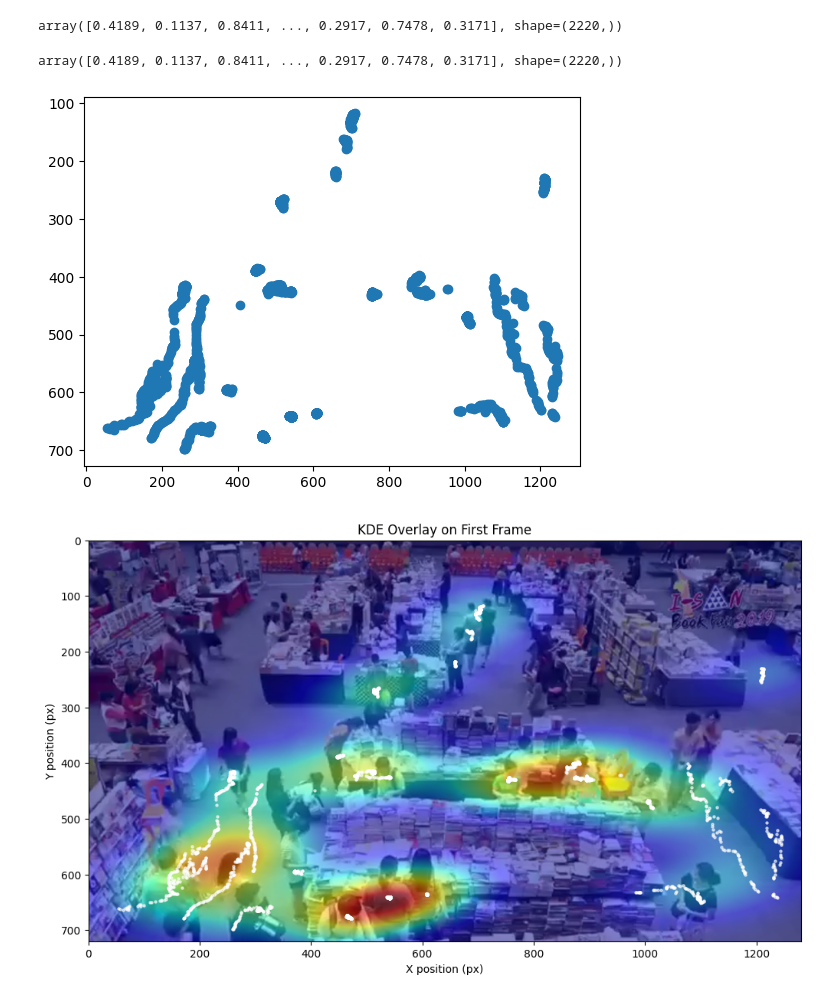
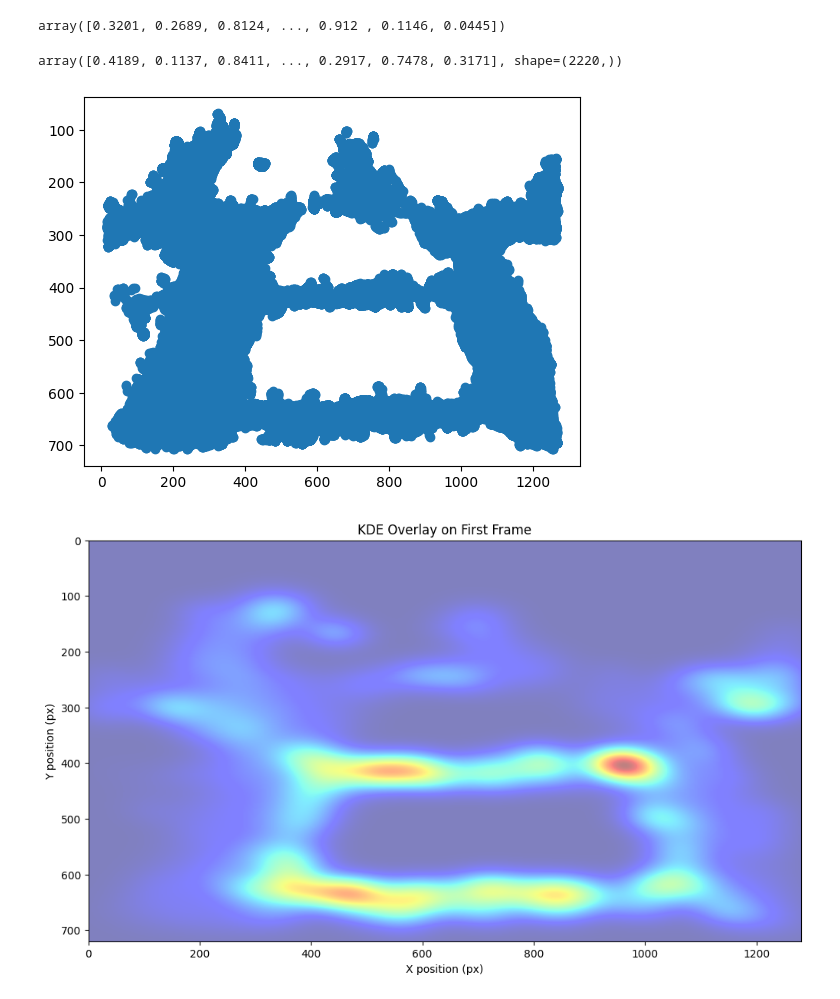
Before and after one commit to jimmoi/DE, a Jupyter notebook: heatmap2.ipynb, the cells around one changed output. Drawn from its saved outputs; the diff is of its cells as text; code cells hidden in the pictures.

Commit message:
Heatmap on front_room_2

```diff
--- a/heatmap2.ipynb
+++ b/heatmap2.ipynb
@@ -7,7 +7,7 @@ import seaborn as sns
 from scipy.stats import gaussian_kde
 # %%
 # ===== 1. โหลด log =====
-log_path = "detections_log2.csv"  # path CSV
+log_path = "detections_log_front_room_2.csv"  # path CSV
 df = pd.read_csv(log_path)
 # %%
 x = df['person_xy'].values
@@ -39,6 +39,6 @@ memory usage: 138.9+ KB
 # %%
 # ===== 2. โหลดเฟรมแรกของวิดีโอ =====
-video_path = r"Vid_test/front_room.mp4"   # path วิดีโอ
+video_path = r"Vid_test\front_room_2.mp4"   # path วิดีโอ
 cap = cv2.VideoCapture(video_path)
 ret, frame = cap.read()
 cap.release()
@@ -51,7 +51,7 @@ h, w, _ = frame_rgb.shape
 # %%
 x
 # %% [output]
-array([0.4189, 0.1137, 0.8411, ..., 0.2917, 0.7478, 0.3171], shape=(2220,))
+array([0.3201, 0.2689, 0.8124, ..., 0.912 , 0.1146, 0.0445])
 # %%
 # ถ้าตำแหน่งใน log เป็น normalized (0-1) → แปลงเป็นพิกเซล
 if x.max() <= 1.0 and y.max() <= 1.0:
@@ -74,23 +74,23 @@ array([0.4189, 0.1137, 0.8411, ..., 0.2917, 0.7478, 0.3171], shape=(2220,))
 plt.scatter(x*w,y*h)
 plt.gca().invert_yaxis()
 # %% [output]
-[figure, old version]
+[figure, new version]
 # %%
 # ===== 4. แสดงภาพ =====
 plt.figure(figsize=(12, 8))
 
 # วาดพื้นหลัง
-plt.imshow(frame_rgb, extent=[0, w, h, 0])  # extent เพื่อให้ตรงกับพิกัด pixel
+# plt.imshow(frame_rgb, extent=[0, w, h, 0])  # extent เพื่อให้ตรงกับพิกัด pixel
 
 # วาด KDE ทับ (โปร่งใส)
 plt.imshow(density.T, cmap='jet', extent=[0, w, h, 0], alpha=0.5, origin='upper')
 
 # วาดจุด scatter (เพื่อเทียบ)
-plt.scatter(x_pix, y_pix, c='white', s=5, alpha=0.6)
+# plt.scatter(x_pix, y_pix, c='white', s=5, alpha=0.6)
 
 plt.title("KDE Overlay on First Frame")
 plt.xlabel("X position (px)")
 plt.ylabel("Y position (px)")
 plt.show()
 # %% [output]
-[figure, old version]
+[figure, new version]
```
Also changed, not shown: parts of 1 cell of this notebook, 7 other files.
